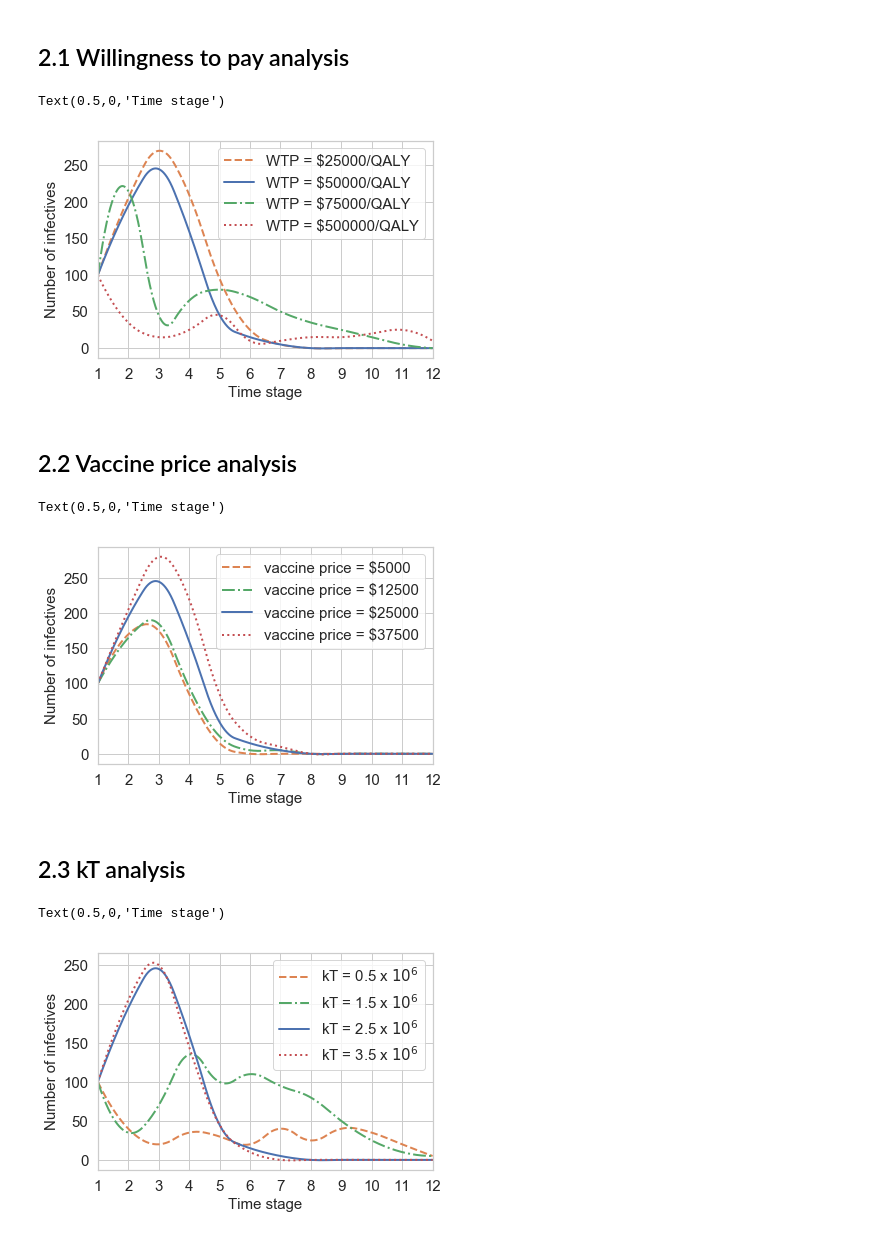
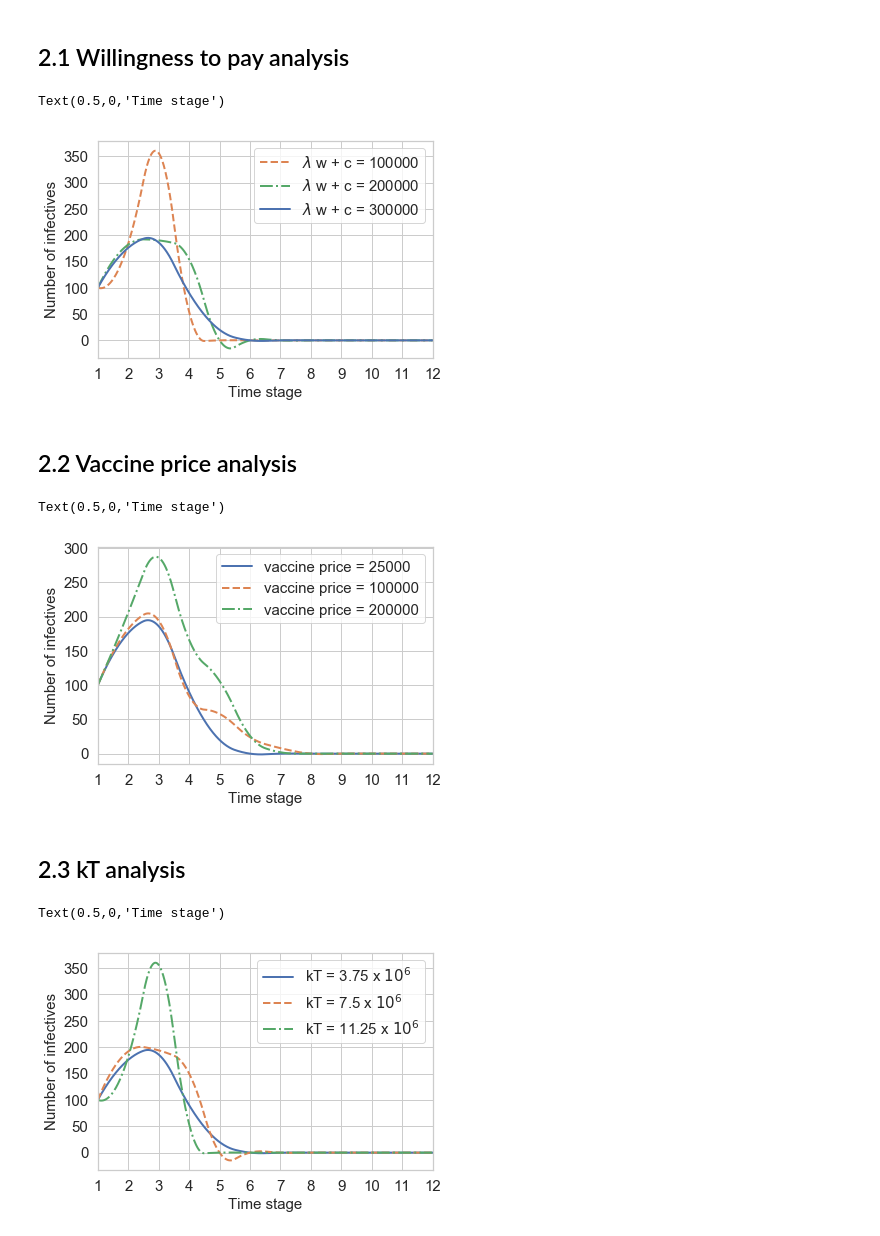
Before and after one commit to kadysongbb/drmdp, a Jupyter notebook: plot.ipynb, the cells around one changed output. Saved outputs shown, nothing was run; the diff lists cells and outputs as text; code cells hidden in the pictures.

```diff
--- a/plot.ipynb
+++ b/plot.ipynb
@@ -257,53 +257,46 @@ Text(0.5,0,'Initial Portion of Susceptibles')
 # %% [markdown]
 ## 2.1 Willingness to pay analysis
 # %%
-xi_dddrmdp1_wtp1 = [100,205,270,210,95,25,5,0,0,0,0,0]
-xi_dddrmdp1_wtp2 = [100,195,245,160,45,15,5,0,0,0,0,0]
-xi_dddrmdp1_wtp3 = [100,215,45,65,80,70,50,35,25,15,5,0]
-xi_dddrmdp1_wtp4 = [100,35,15,25,45,10,10,15,15,20,25,10]
+xi_dddrmdp1_wtp1 = [100, 184, 356, 54, 0, 0, 0, 0, 0, 0, 0, 0]
+xi_dddrmdp1_wtp2 = [100, 182, 190, 154, 0, 0, 0, 0, 0, 0, 0, 0]
+xi_dddrmdp1_wtp3 = [100, 176, 186, 90, 20, 0, 0, 0, 0, 0, 0, 0]
 
 f_wtp1 = interp1d(np.arange(1,13), xi_dddrmdp1_wtp1, kind='quadratic')
 f_wtp2 = interp1d(np.arange(1,13), xi_dddrmdp1_wtp2, kind='quadratic')
 f_wtp3 = interp1d(np.arange(1,13), xi_dddrmdp1_wtp3, kind='quadratic')
-f_wtp4 = interp1d(np.arange(1,13), xi_dddrmdp1_wtp4, kind='quadratic')
-
 
 xnew = np.linspace(1,12,num=1000)
 plt.figure()
-plt.plot(xnew, f_wtp1(xnew),'--',label = 'WTP = $25000/QALY',linewidth = 2, color = orange)
-plt.plot(xnew, f_wtp2(xnew), '-',label = 'WTP = $50000/QALY',linewidth = 2, color = blue)
-plt.plot(xnew, f_wtp3(xnew),'-.',label = 'WTP = $75000/QALY',linewidth = 2, color = green)
-plt.plot(xnew, f_wtp4(xnew),':',label = 'WTP = $500000/QALY',linewidth = 2, color = red)
+plt.plot(xnew, f_wtp1(xnew), '--',label = '$\lambda$ w + c = 100000',linewidth = 2, color = orange)
+plt.plot(xnew, f_wtp2(xnew),'-.',label = '$\lambda$ w + c = 200000',linewidth = 2, color = green)
+plt.plot(xnew, f_wtp3(xnew),'-',label = '$\lambda$ w + c = 300000',linewidth = 2, color = blue)
 
 plt.legend(fontsize = 15)
 plt.xticks(fontsize= 15)
 plt.yticks(fontsize= 15)
 plt.xticks(np.arange(1,13))
 plt.xlim((1,12))
 plt.ylabel('Number of infectives', fontsize = 15)
 plt.xlabel('Time stage', fontsize = 15)
 # %% [output]
 Text(0.5,0,'Time stage')
-[figure, old version]
+[figure, new version]
 # %% [markdown]
 ## 2.2 Vaccine price analysis
 # %%
-xi_dddrmdp1_vp1 = [100,170,175,85,15,0,0,0,0,0,0,0]
-xi_dddrmdp1_vp2 = [100,165,185,95,25,5,5,0,0,0,0,0]
-xi_dddrmdp1_vp3 = [100,195,245,160,45,15,5,0,0,0,0,0]
-xi_dddrmdp1_vp4 = [100,205,280,220,85,25,10,0,0,0,0,0]
+xi_dddrmdp1_vp1 = [100, 176, 186, 90, 20, 0, 0, 0, 0, 0, 0, 0]
+xi_dddrmdp1_vp2 = [100, 182, 194, 84, 58, 24, 8, 0, 0, 0, 0, 0]
+xi_dddrmdp1_vp3 = [100, 206, 286, 166, 106, 26, 2,  0, 0, 0, 0, 0]
 
 f_vp1 = interp1d(np.arange(1,13), xi_dddrmdp1_vp1, kind='quadratic')
 f_vp2 = interp1d(np.arange(1,13), xi_dddrmdp1_vp2, kind='quadratic')
 f_vp3 = interp1d(np.arange(1,13), xi_dddrmdp1_vp3, kind='quadratic')
-f_vp4 = interp1d(np.arange(1,13), xi_dddrmdp1_vp4, kind='quadratic')
 
 xnew = np.linspace(1,12,num=1000)
 plt.figure()
-plt.plot(xnew, f_vp1(xnew),'--', label = 'vaccine price = $5000',linewidth = 2, color = orange)
-plt.plot(xnew, f_vp2(xnew),'-.',label = 'vaccine price = $12500',linewidth = 2, color = green)
-plt.plot(xnew, f_vp3(xnew),'-',label = 'vaccine price = $25000',linewidth = 2, color = blue)
-plt.plot(xnew, f_vp4(xnew),':',label = 'vaccine price = $37500',linewidth = 2, color = red)
+plt.plot(xnew, f_vp1(xnew),'-', label = 'vaccine price = 25000',linewidth = 2, color = blue)
+plt.plot(xnew, f_vp2(xnew),'--',label = 'vaccine price = 100000',linewidth = 2, color = orange)
+plt.plot(xnew, f_vp3(xnew),'-.',label = 'vaccine price = 200000',linewidth = 2, color = green)
 
 plt.legend(fontsize = 15)
 plt.xticks(fontsize= 15)
@@ -314,26 +307,23 @@ plt.ylabel('Number of infectives', fontsize = 15)
 plt.xlabel('Time stage', fontsize = 15)
 # %% [output]
 Text(0.5,0,'Time stage')
-[figure, old version]
+[figure, new version]
 # %% [markdown]
 ## 2.3 kT analysis
 # %%
-xi_dddrmdp1_kT1 = [100,40,20,35,30,20,40,25,40,35,20,5]
-xi_dddrmdp1_kT2 = [100,35,70,135,100,110,95,80,50,25,10,5]
-xi_dddrmdp1_kT3 = [100,195,245,160,45,15,5,0,0,0,0,0]
-xi_dddrmdp1_kT4 = [100,205,250,145,45,10,0,0,0,0,0,0]
+xi_dddrmdp1_kT1 = [100, 176, 186, 90, 20, 0, 0, 0, 0, 0, 0, 0]
+xi_dddrmdp1_kT2 = [100, 192, 194, 150, 0, 0, 0, 0, 0, 0, 0, 0]
+xi_dddrmdp1_kT3 = [100, 182, 356, 54, 0, 0, 0, 0, 0, 0, 0, 0]
 
 f_kt1 = interp1d(np.arange(1,13), xi_dddrmdp1_kT1, kind='quadratic')
 f_kt2 = interp1d(np.arange(1,13), xi_dddrmdp1_kT2, kind='quadratic')
 f_kt3 = interp1d(np.arange(1,13), xi_dddrmdp1_kT3, kind='quadratic')
-f_kt4 = interp1d(np.arange(1,13), xi_dddrmdp1_kT4, kind='quadratic')
 
 xnew = np.linspace(1,12,num=1000)
 plt.figure()
-plt.plot(xnew, f_kt1(xnew),'--', label = 'kT = 0.5 x $10^6$',linewidth = 2, color = orange)
-plt.plot(xnew, f_kt2(xnew),'-.',label = 'kT = 1.5 x $10^6$',linewidth = 2, color = green)
-plt.plot(xnew, f_kt3(xnew),'-',label = 'kT = 2.5 x $10^6$',linewidth = 2, color = blue)
-plt.plot(xnew, f_kt4(xnew),':',label = 'kT = 3.5 x $10^6$',linewidth = 2, color = red)
+plt.plot(xnew, f_kt1(xnew),'-',label = 'kT = 3.75 x $10^6$',linewidth = 2, color = blue)
+plt.plot(xnew, f_kt2(xnew),'--', label = 'kT = 7.5 x $10^6$',linewidth = 2, color = orange)
+plt.plot(xnew, f_kt3(xnew),'-.',label = 'kT = 11.25 x $10^6$',linewidth = 2, color = green)
 
 plt.legend(fontsize = 15)
 plt.xticks(fontsize= 15)
@@ -344,5 +334,5 @@ plt.ylabel('Number of infectives', fontsize = 15)
 plt.xlabel('Time stage', fontsize = 15)
 # %% [output]
 Text(0.5,0,'Time stage')
-[figure, old version]
+[figure, new version]
 # %% [markdown]
```
Also changed, not shown: parts of 4 cells of this notebook, 10 other files.
